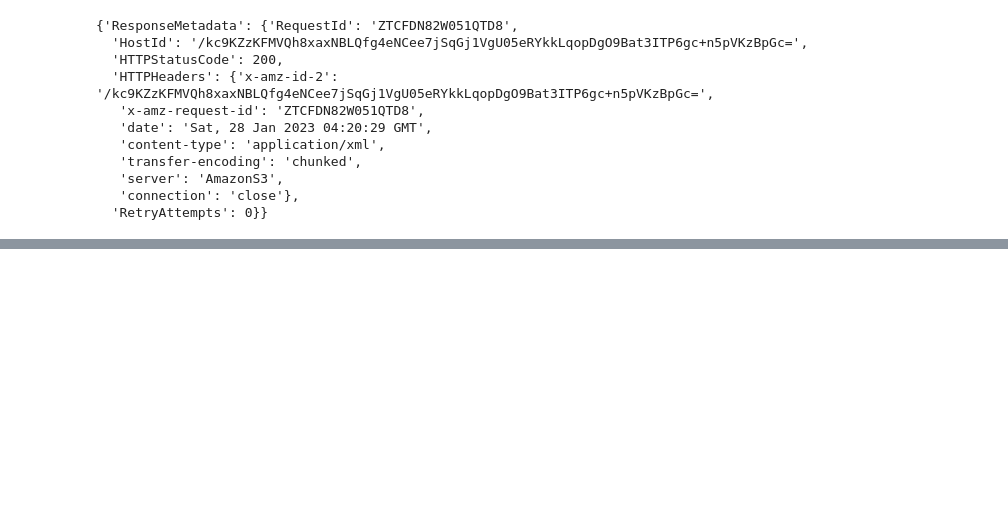
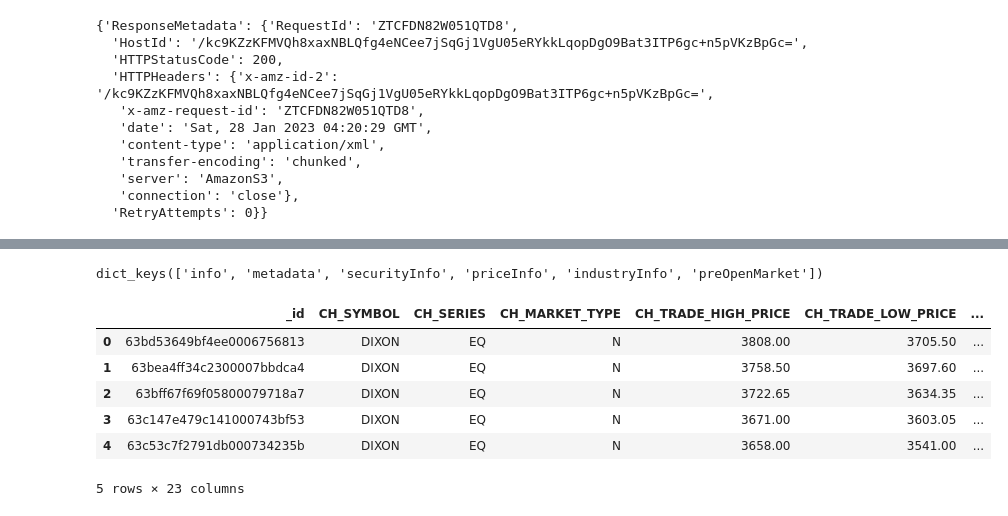
Before and after one commit to Kamalabot/emr_instance_practice, a Jupyter notebook: multisource-to-stagingons3.ipynb, the cells around one changed output, grey strips where cells are left out. Drawn from its saved outputs; the diff is of its cells as text; code cells hidden in the pictures; blank space fills up the shorter version.

Commit message:
pulling_data from nse for equities history implemented

```diff
--- a/multisource-to-stagingons3.ipynb
+++ b/multisource-to-stagingons3.ipynb
@@ -269,0 +324,16 @@ s3_client.delete_objects(Bucket=stage_path,
+# %%
+company_info.keys()
+# %% [output]
+dict_keys(['info', 'metadata', 'securityInfo', 'priceInfo', 'industryInfo', 'preOpenMarket'])
+# %%
+equity_data = nse.equity_history("DIXON","EQ","01-12-2022","25-01-2023")
+# %%
+equity_data.head()
+# %% [output]
+|  | _id | CH_SYMBOL | CH_SERIES | CH_MARKET_TYPE | CH_TRADE_HIGH_PRICE | CH_TRADE_LOW_PRICE | ... |
+| 0 | 63bd53649bf4ee0006756813 | DIXON | EQ | N | 3808.00 | 3705.50 | ... |
+| 1 | 63bea4ff34c2300007bbdca4 | DIXON | EQ | N | 3758.50 | 3697.60 | ... |
+| 2 | 63bff67f69f05800079718a7 | DIXON | EQ | N | 3722.65 | 3634.35 | ... |
+| 3 | 63c147e479c141000743bf53 | DIXON | EQ | N | 3671.00 | 3603.05 | ... |
+| 4 | 63c53c7f2791db000734235b | DIXON | EQ | N | 3658.00 | 3541.00 | ... |
+5 rows × 23 columns
```
Also changed, not shown: parts of 22 cells of this notebook.
